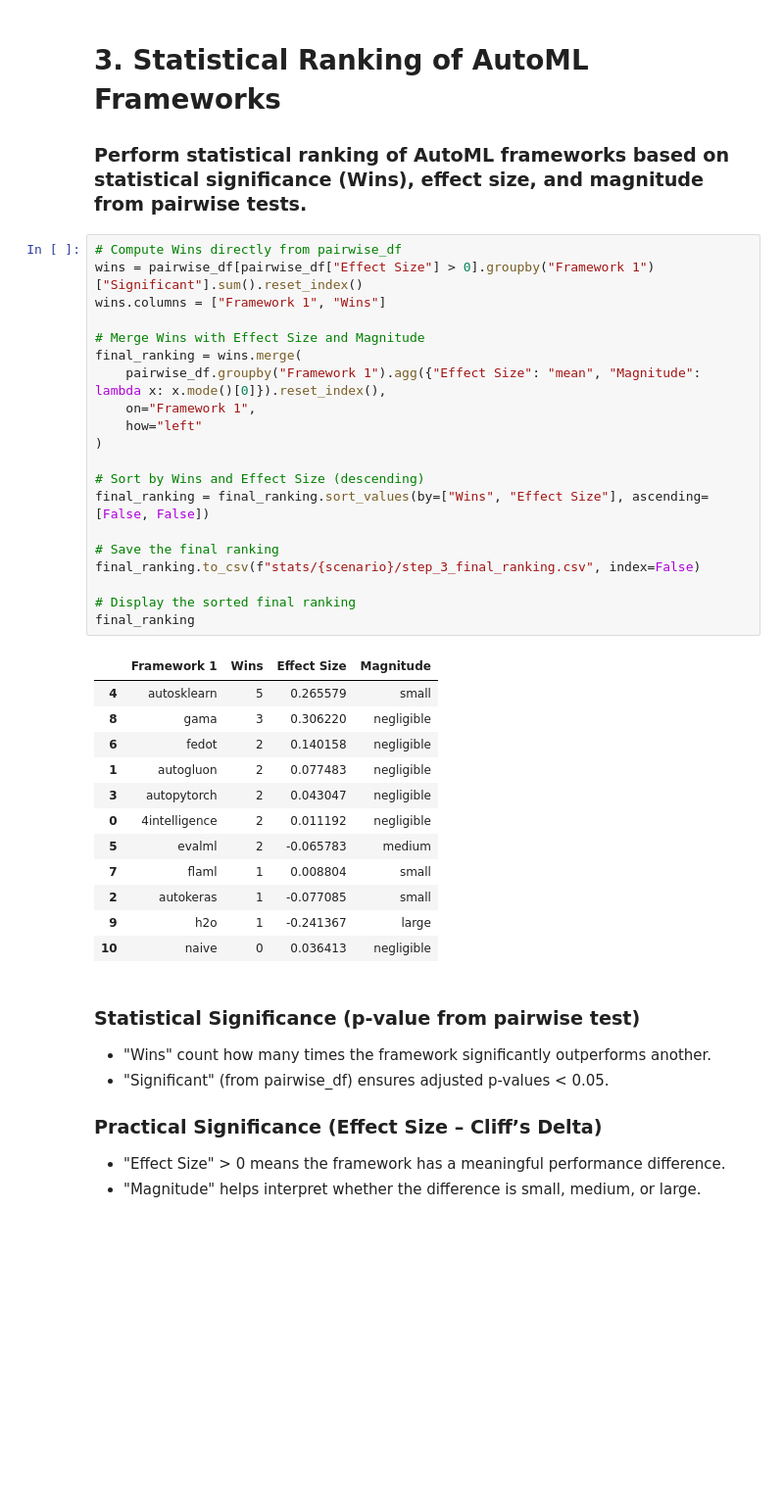
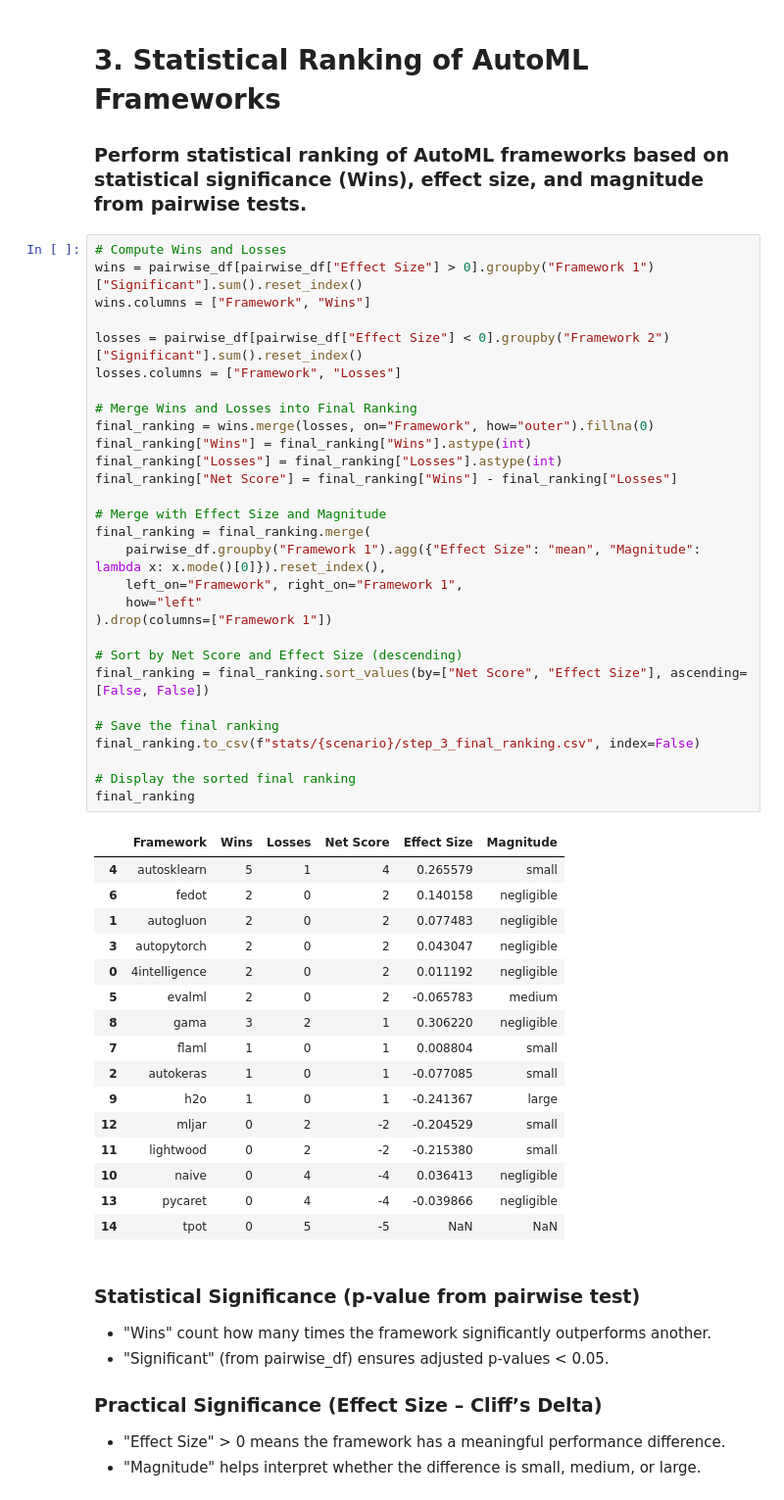
Before and after one commit to marcelovca90/auto-ml-evaluation, a Jupyter notebook: stats/utils_stats_review_runner.ipynb, the cells around one changed output. Shown at 98% size. Cells and saved outputs as stored; diff of their text form; blank space fills up the shorter version.

Commit message:
Add Wins/Losses/Net Score in ranking

```diff
--- a/stats/utils_stats_review_runner.ipynb
+++ b/stats/utils_stats_review_runner.ipynb
@@ -173,38 +173,51 @@ pairwise_df
 
 ### Perform statistical ranking of AutoML frameworks based on statistical significance (Wins), effect size, and magnitude from pairwise tests.
 # %%
-# Compute Wins directly from pairwise_df
+# Compute Wins and Losses
 wins = pairwise_df[pairwise_df["Effect Size"] > 0].groupby("Framework 1")["Significant"].sum().reset_index()
-wins.columns = ["Framework 1", "Wins"]
+wins.columns = ["Framework", "Wins"]
 
-# Merge Wins with Effect Size and Magnitude
-final_ranking = wins.merge(
+losses = pairwise_df[pairwise_df["Effect Size"] < 0].groupby("Framework 2")["Significant"].sum().reset_index()
+losses.columns = ["Framework", "Losses"]
+
+# Merge Wins and Losses into Final Ranking
+final_ranking = wins.merge(losses, on="Framework", how="outer").fillna(0)
+final_ranking["Wins"] = final_ranking["Wins"].astype(int)
+final_ranking["Losses"] = final_ranking["Losses"].astype(int)
+final_ranking["Net Score"] = final_ranking["Wins"] - final_ranking["Losses"]
+
+# Merge with Effect Size and Magnitude
+final_ranking = final_ranking.merge(
     pairwise_df.groupby("Framework 1").agg({"Effect Size": "mean", "Magnitude": lambda x: x.mode()[0]}).reset_index(),
-    on="Framework 1",
+    left_on="Framework", right_on="Framework 1",
     how="left"
-)
+).drop(columns=["Framework 1"])
 
-# Sort by Wins and Effect Size (descending)
-final_ranking = final_ranking.sort_values(by=["Wins", "Effect Size"], ascending=[False, False])
+# Sort by Net Score and Effect Size (descending)
+final_ranking = final_ranking.sort_values(by=["Net Score", "Effect Size"], ascending=[False, False])
 
 # Save the final ranking
 final_ranking.to_csv(f"stats/{scenario}/step_3_final_ranking.csv", index=False)
 
 # Display the sorted final ranking
 final_ranking
 # %% [output]
-|  | Framework 1 | Wins | Effect Size | Magnitude |
-| 4 | autosklearn | 5 | 0.265579 | small |
-| 8 | gama | 3 | 0.306220 | negligible |
-| 6 | fedot | 2 | 0.140158 | negligible |
-| 1 | autogluon | 2 | 0.077483 | negligible |
-| 3 | autopytorch | 2 | 0.043047 | negligible |
-| 0 | 4intelligence | 2 | 0.011192 | negligible |
-| 5 | evalml | 2 | -0.065783 | medium |
-| 7 | flaml | 1 | 0.008804 | small |
-| 2 | autokeras | 1 | -0.077085 | small |
-| 9 | h2o | 1 | -0.241367 | large |
-| 10 | naive | 0 | 0.036413 | negligible |
+|  | Framework | Wins | Losses | Net Score | Effect Size | Magnitude |
+| 4 | autosklearn | 5 | 1 | 4 | 0.265579 | small |
+| 6 | fedot | 2 | 0 | 2 | 0.140158 | negligible |
+| 1 | autogluon | 2 | 0 | 2 | 0.077483 | negligible |
+| 3 | autopytorch | 2 | 0 | 2 | 0.043047 | negligible |
+| 0 | 4intelligence | 2 | 0 | 2 | 0.011192 | negligible |
+| 5 | evalml | 2 | 0 | 2 | -0.065783 | medium |
+| 8 | gama | 3 | 2 | 1 | 0.306220 | negligible |
+| 7 | flaml | 1 | 0 | 1 | 0.008804 | small |
+| 2 | autokeras | 1 | 0 | 1 | -0.077085 | small |
+| 9 | h2o | 1 | 0 | 1 | -0.241367 | large |
+| 12 | mljar | 0 | 2 | -2 | -0.204529 | small |
+| 11 | lightwood | 0 | 2 | -2 | -0.215380 | small |
+| 10 | naive | 0 | 4 | -4 | 0.036413 | negligible |
+| 13 | pycaret | 0 | 4 | -4 | -0.039866 | negligible |
+| 14 | tpot | 0 | 5 | -5 | NaN | NaN |
 # %% [markdown]
 ### Statistical Significance (p-value from pairwise test)
 - "Wins" count how many times the framework significantly outperforms another.
```
Also changed, not shown: parts of 1 cell of this notebook.
